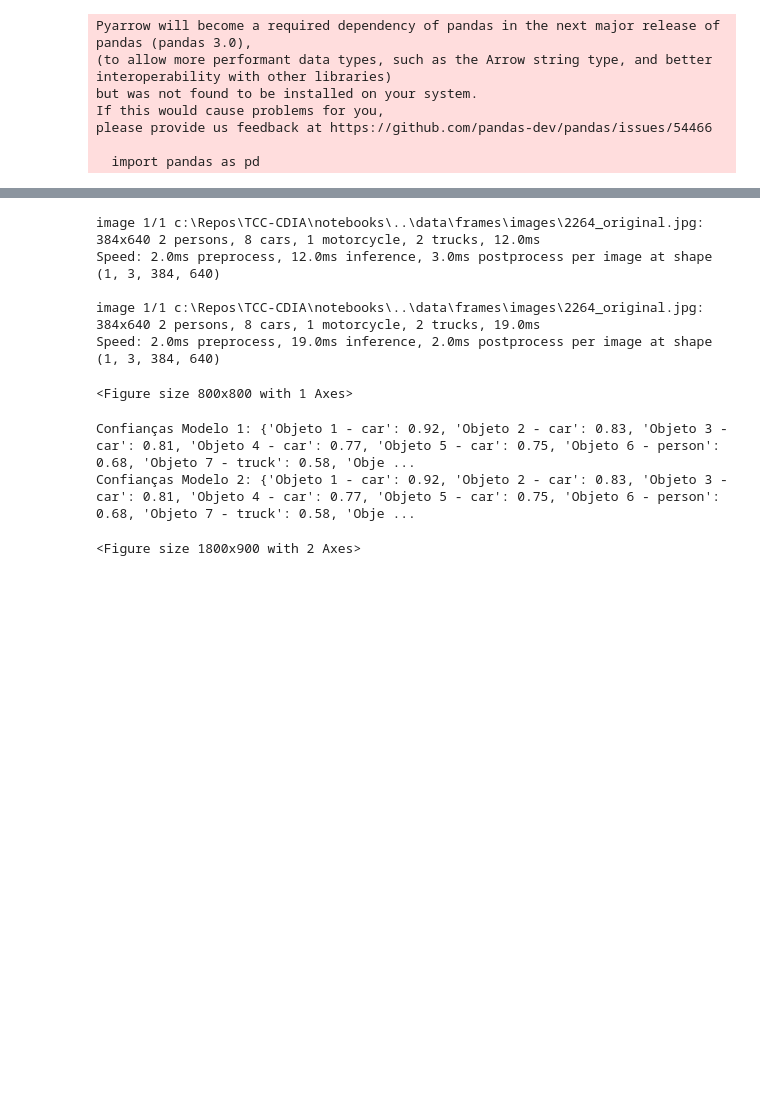
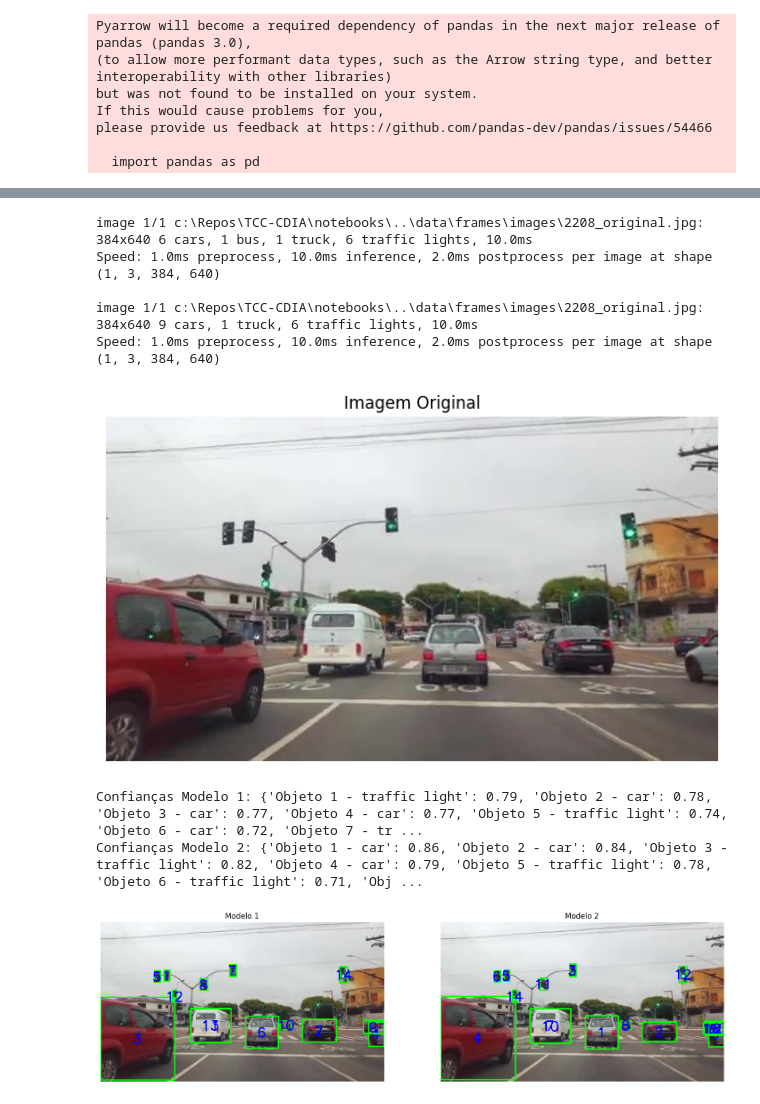
Before and after one commit to tavesjao/TCC-CDIA, a Jupyter notebook: notebooks/Final_PredPipeline.ipynb, the cells around one changed output, grey strips where cells are left out. Cells and saved outputs as stored; diff of their text form; code cells hidden in the pictures; blank space fills up the shorter version.

```diff
--- a/notebooks/Final_PredPipeline.ipynb
+++ b/notebooks/Final_PredPipeline.ipynb
@@ -76,4 +86,5 @@ Starting training for 100 epochs...
 # %%
+%matplotlib inline
 import os
 import cv2
 from ultralytics import YOLO
@@ -143,44 +154,44 @@ class PredPipe():
         plt.axis('off')
         plt.show()
 
         # Exibir as confianças dos modelos em formato de dicionário
         confidences1 = {f'Objeto {idx} - {result1.names[box.cls[0].item()]}': round(box.conf[0].item(), 2) for idx, box in enumerate(result1.boxes, start=1)}
         confidences2 = {f'Objeto {idx} - {result2.names[box.cls[0].item()]}': round(box.conf[0].item(), 2) for idx, box in enumerate(result2.boxes, start=1)}
 
         print("Confianças Modelo 1:", confidences1)
         print("Confianças Modelo 2:", confidences2)
 
         # Exibir as imagens com detecções dos modelos
         fig, axes = plt.subplots(1, 2, figsize=(18, 9))  # Ajustando o tamanho das imagens dos modelos
 
         # Exibir a imagem com detecções do modelo 1
         axes[0].imshow(cv2.cvtColor(img_with_detections1, cv2.COLOR_BGR2RGB))
         axes[0].set_title('Modelo 1')
         axes[0].axis('off')
 
         # Exibir a imagem com detecções do modelo 2
         axes[1].imshow(cv2.cvtColor(img_with_detections2, cv2.COLOR_BGR2RGB))
         axes[1].set_title('Modelo 2')
         axes[1].axis('off')
 
         plt.show()
 
 # Exemplo de uso:
-model1 = YOLO()  # Inicialize seu primeiro modelo YOLO aqui
-model2 = YOLO()  # Inicialize seu segundo modelo YOLO aqui
+model1 = YOLO(r'C:\Repos\TCC-CDIA\notebooks\yolov8n.pt')  # Inicialize seu primeiro modelo YOLO aqui
+model2 = YOLO(r'C:\Repos\TCC-CDIA\runs\detect\train5\weights\best.pt')  # Inicialize seu segundo modelo YOLO aqui
 pipe = PredPipe(model1, model2)
-image_path = "../data/frames/images/2264_original.jpg"
+image_path = "../data/frames/images/2208_original.jpg"
 pipe.predict_image(image_path)
 # %% [output]
-image 1/1 c:\Repos\TCC-CDIA\notebooks\..\data\frames\images\2264_original.jpg: 384x640 2 persons, 8 cars, 1 motorcycle, 2 trucks, 12.0ms
-Speed: 2.0ms preprocess, 12.0ms inference, 3.0ms postprocess per image at shape (1, 3, 384, 640)
+image 1/1 c:\Repos\TCC-CDIA\notebooks\..\data\frames\images\2208_original.jpg: 384x640 6 cars, 1 bus, 1 truck, 6 traffic lights, 10.0ms
+Speed: 1.0ms preprocess, 10.0ms inference, 2.0ms postprocess per image at shape (1, 3, 384, 640)
 
-image 1/1 c:\Repos\TCC-CDIA\notebooks\..\data\frames\images\2264_original.jpg: 384x640 2 persons, 8 cars, 1 motorcycle, 2 trucks, 19.0ms
-Speed: 2.0ms preprocess, 19.0ms inference, 2.0ms postprocess per image at shape (1, 3, 384, 640)
+image 1/1 c:\Repos\TCC-CDIA\notebooks\..\data\frames\images\2208_original.jpg: 384x640 9 cars, 1 truck, 6 traffic lights, 10.0ms
+Speed: 1.0ms preprocess, 10.0ms inference, 2.0ms postprocess per image at shape (1, 3, 384, 640)
+[figure, added]
-<Figure size 800x800 with 1 Axes>
+Confianças Modelo 1: {'Objeto 1 - traffic light': 0.79, 'Objeto 2 - car': 0.78, 'Objeto 3 - car': 0.77, 'Objeto 4 - car': 0.77, 'Objeto 5 - traffic light': 0.74, 'Objeto 6 - car': 0.72, 'Objeto 7 - tr ...
+Confianças Modelo 2: {'Objeto 1 - car': 0.86, 'Objeto 2 - car': 0.84, 'Objeto 3 - traffic light': 0.82, 'Objeto 4 - car': 0.79, 'Objeto 5 - traffic light': 0.78, 'Objeto 6 - traffic light': 0.71, 'Obj ...
-Confianças Modelo 1: {'Objeto 1 - car': 0.92, 'Objeto 2 - car': 0.83, 'Objeto 3 - car': 0.81, 'Objeto 4 - car': 0.77, 'Objeto 5 - car': 0.75, 'Objeto 6 - person': 0.68, 'Objeto 7 - truck': 0.58, 'Obje ...
-Confianças Modelo 2: {'Objeto 1 - car': 0.92, 'Objeto 2 - car': 0.83, 'Objeto 3 - car': 0.81, 'Objeto 4 - car': 0.77, 'Objeto 5 - car': 0.75, 'Objeto 6 - person': 0.68, 'Objeto 7 - truck': 0.58, 'Obje ...
-<Figure size 1800x900 with 2 Axes>
+[figure, added]
 # %%
 model1 = YOLO(model_pth)  # Inicialize seu primeiro modelo YOLO aqui
 model2 = model  # Inicialize seu segundo modelo YOLO aqui
```
Also changed, not shown: parts of 6 cells of this notebook, 31 other files.
